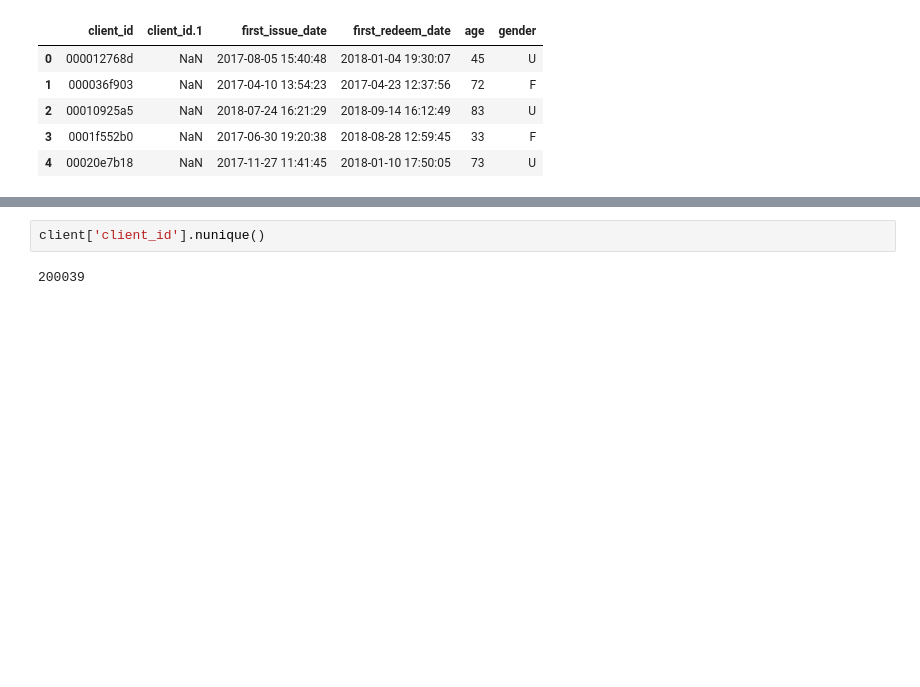
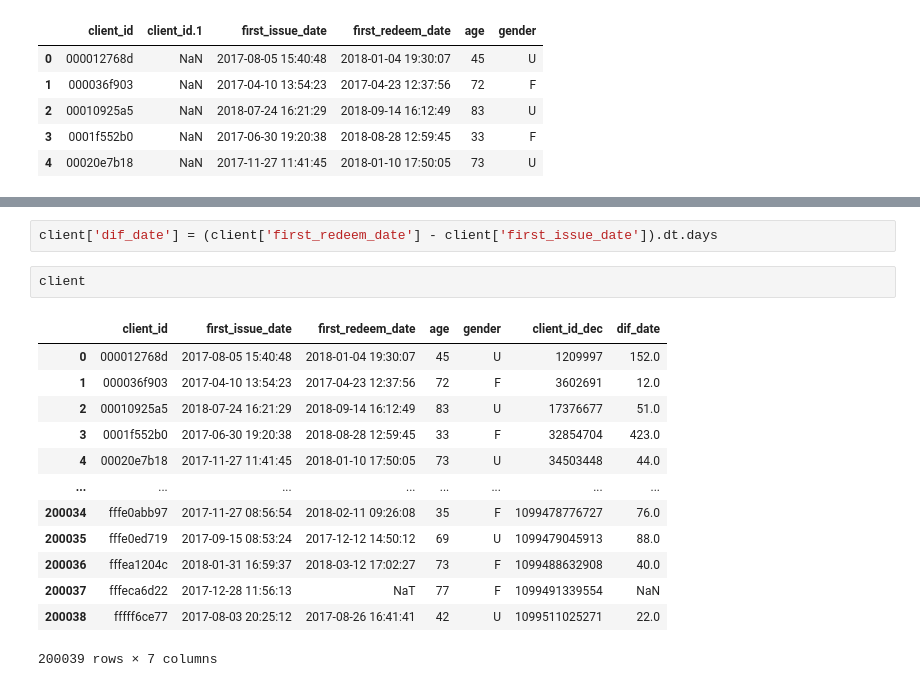
Before and after one commit to Chewye/cft, a Jupyter notebook: cft_model.ipynb, the cells around one changed output, grey strips where cells are left out. Drawn from its saved outputs; the diff is of its cells as text; blank space fills up the shorter version.

```diff
--- a/cft_model.ipynb
+++ b/cft_model.ipynb
@@ -37,4 +120,18 @@ client.head()
+# %%
+client['dif_date'] = (client['first_redeem_date'] - client['first_issue_date']).dt.days
 # %%
-client['client_id'].nunique()
+client
 # %% [output]
+|  | client_id | first_issue_date | first_redeem_date | age | gender | client_id_dec | dif_date |
+| 0 | 000012768d | 2017-08-05 15:40:48 | 2018-01-04 19:30:07 | 45 | U | 1209997 | 152.0 |
+| 1 | 000036f903 | 2017-04-10 13:54:23 | 2017-04-23 12:37:56 | 72 | F | 3602691 | 12.0 |
+| 2 | 00010925a5 | 2018-07-24 16:21:29 | 2018-09-14 16:12:49 | 83 | U | 17376677 | 51.0 |
+| 3 | 0001f552b0 | 2017-06-30 19:20:38 | 2018-08-28 12:59:45 | 33 | F | 32854704 | 423.0 |
+| 4 | 00020e7b18 | 2017-11-27 11:41:45 | 2018-01-10 17:50:05 | 73 | U | 34503448 | 44.0 |
+| ... | ... | ... | ... | ... | ... | ... | ... |
+| 200034 | fffe0abb97 | 2017-11-27 08:56:54 | 2018-02-11 09:26:08 | 35 | F | 1099478776727 | 76.0 |
+| 200035 | fffe0ed719 | 2017-09-15 08:53:24 | 2017-12-12 14:50:12 | 69 | U | 1099479045913 | 88.0 |
+| 200036 | fffea1204c | 2018-01-31 16:59:37 | 2018-03-12 17:02:27 | 73 | F | 1099488632908 | 40.0 |
+| 200037 | fffeca6d22 | 2017-12-28 11:56:13 | NaT | 77 | F | 1099491339554 | NaN |
+| 200038 | fffff6ce77 | 2017-08-03 20:25:12 | 2017-08-26 16:41:41 | 42 | U | 1099511025271 | 22.0 |
-200039
+200039 rows × 7 columns
```
Also changed, not shown: parts of 50 cells of this notebook, 1 other file.
